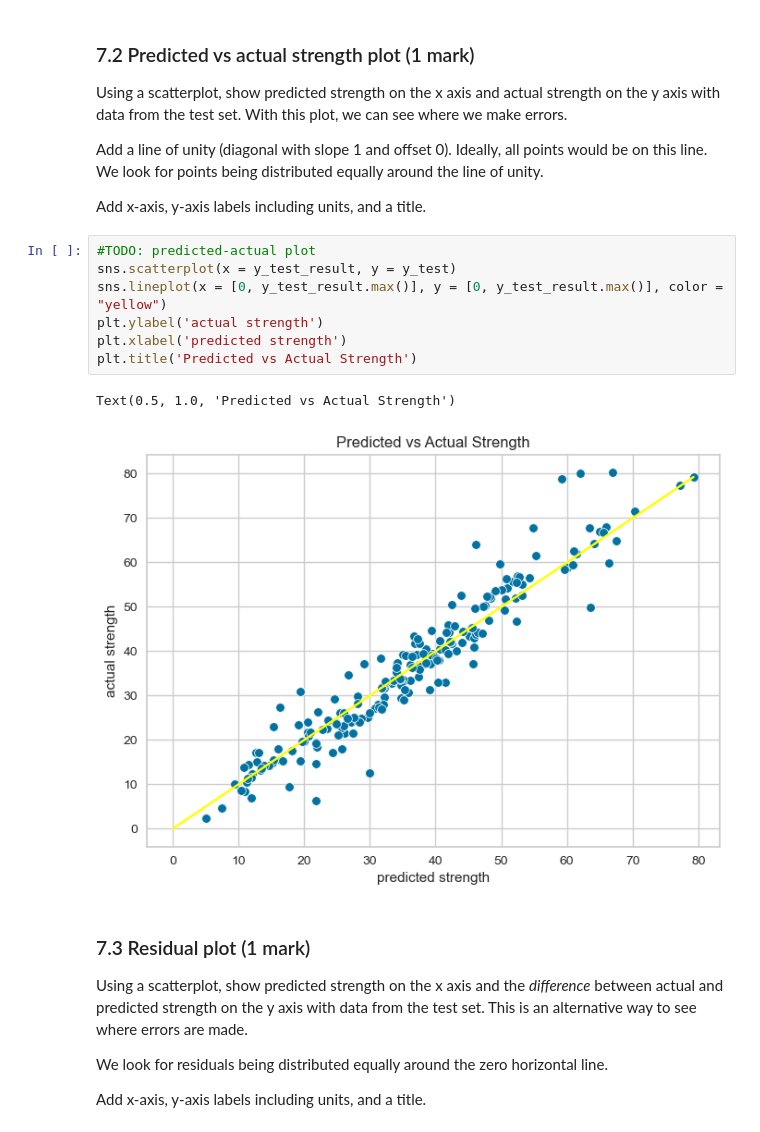
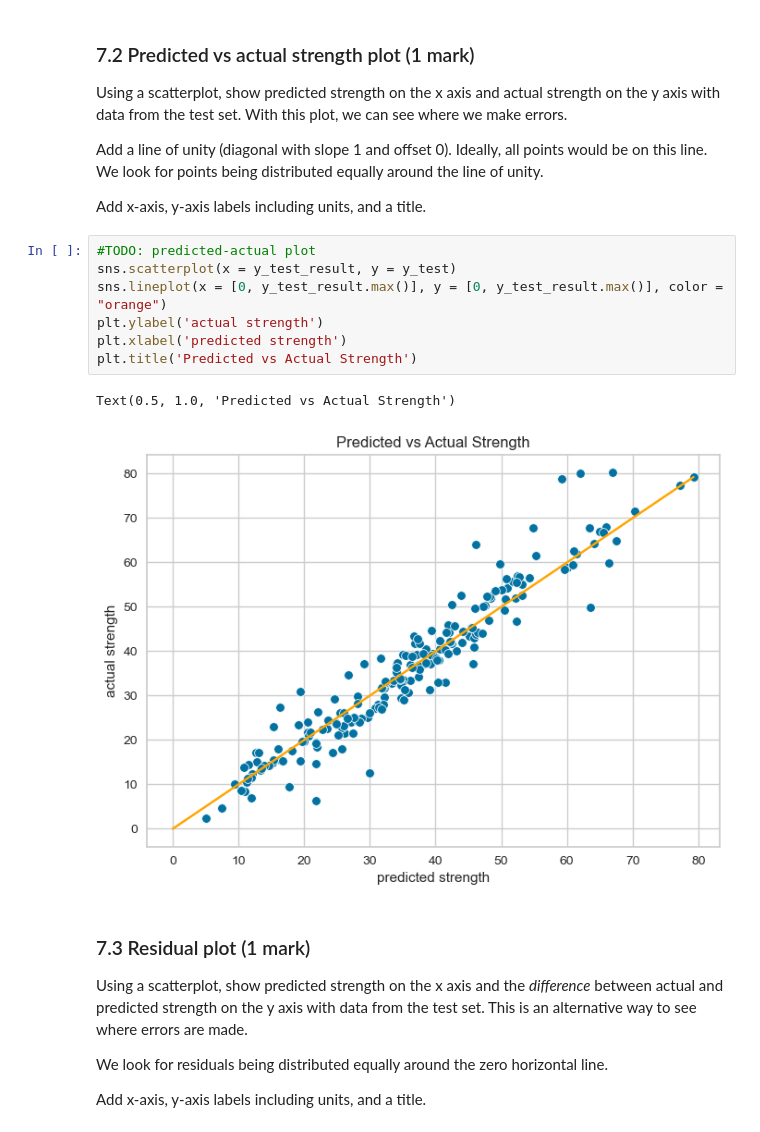
Before and after one commit to WonderBoi99/ENSF-611-Lab2, a Jupyter notebook: lab2.ipynb, the cells around one changed output. Cells and saved outputs as stored; diff of their text form.

```diff
--- a/lab2.ipynb
+++ b/lab2.ipynb
@@ -299,13 +308,13 @@ Add x-axis, y-axis labels including units, and a title.
 # %%
 #TODO: predicted-actual plot
 sns.scatterplot(x = y_test_result, y = y_test)
-sns.lineplot(x = [0, y_test_result.max()], y = [0, y_test_result.max()], color = "yellow")
+sns.lineplot(x = [0, y_test_result.max()], y = [0, y_test_result.max()], color = "orange")
 plt.ylabel('actual strength')
 plt.xlabel('predicted strength')
 plt.title('Predicted vs Actual Strength')
 # %% [output]
 Text(0.5, 1.0, 'Predicted vs Actual Strength')
-[figure, old version]
+[figure, new version]
 # %% [markdown]
 ### 7.3 Residual plot (1 mark)
 Using a scatterplot, show predicted strength on the x axis and the *difference* between actual and predicted strength on the y axis with data from the test set. This is an alternative way to see where errors are made.
```
Also changed, not shown: parts of 7 cells of this notebook.
